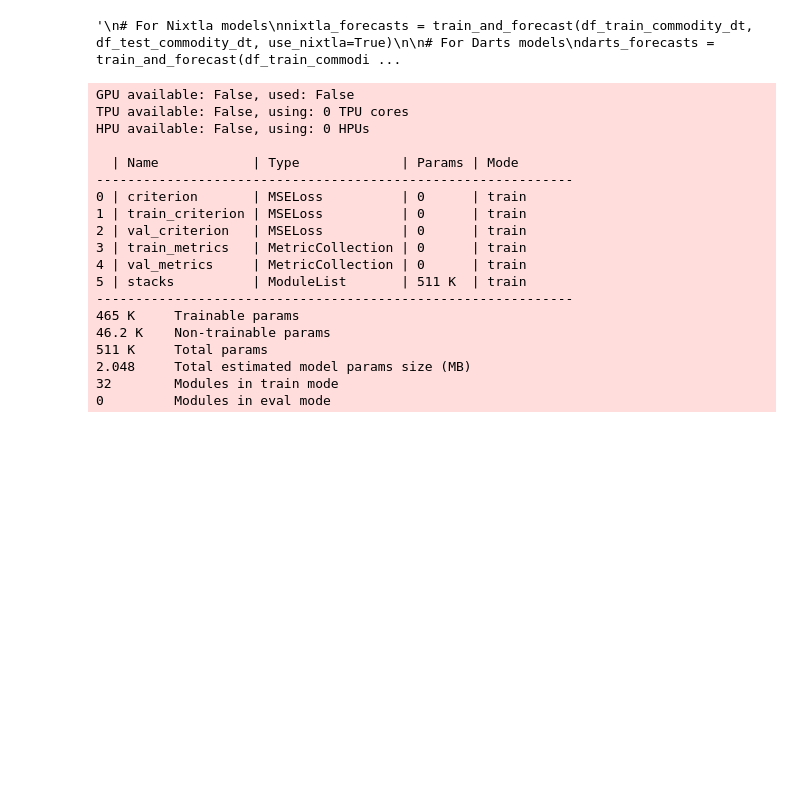
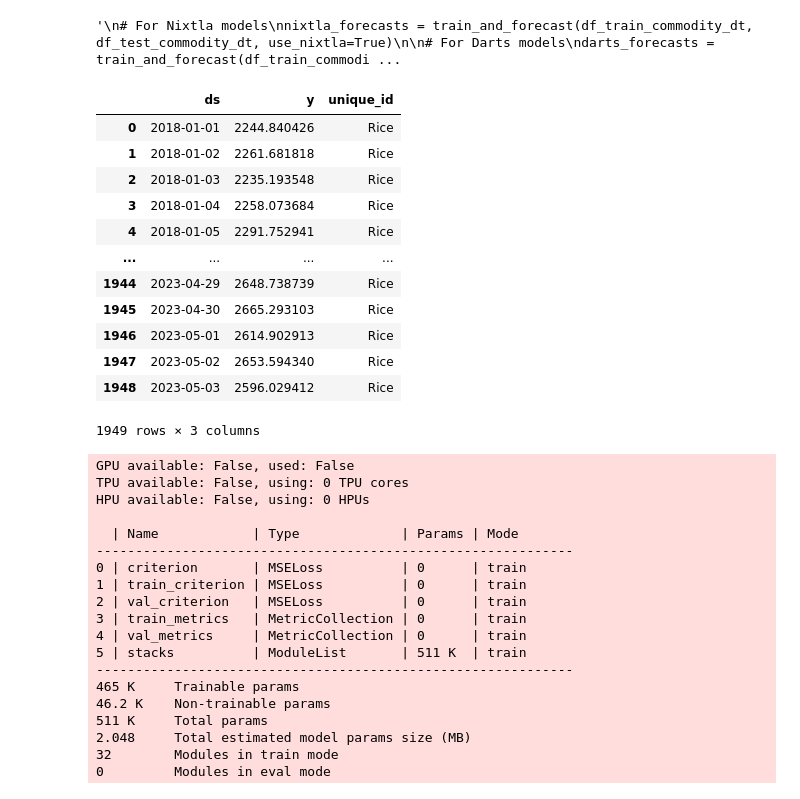
Before and after one commit to mashriram/sih_2024, a Jupyter notebook: src/07_nbeats.ipynb, the cells around one changed output. Drawn from its saved outputs; the diff is of its cells as text; code cells hidden in the pictures; blank space fills up the shorter version.

```diff
--- a/src/07_nbeats.ipynb
+++ b/src/07_nbeats.ipynb
@@ -584,6 +584,22 @@ darts_forecasts = train_and_forecast(df_train_commodity_dt, df_test_commodity_dt
 """
 # %% [output]
 '\n# For Nixtla models\nnixtla_forecasts = train_and_forecast(df_train_commodity_dt, df_test_commodity_dt, use_nixtla=True)\n\n# For Darts models\ndarts_forecasts = train_and_forecast(df_train_commodi ...
+# %%
+y_train = df_train_commodity_dt['y']
+# %% [output]
+|  | ds | y | unique_id |
+| 0 | 2018-01-01 | 2244.840426 | Rice |
+| 1 | 2018-01-02 | 2261.681818 | Rice |
+| 2 | 2018-01-03 | 2235.193548 | Rice |
+| 3 | 2018-01-04 | 2258.073684 | Rice |
+| 4 | 2018-01-05 | 2291.752941 | Rice |
+| ... | ... | ... | ... |
+| 1944 | 2023-04-29 | 2648.738739 | Rice |
+| 1945 | 2023-04-30 | 2665.293103 | Rice |
+| 1946 | 2023-05-01 | 2614.902913 | Rice |
+| 1947 | 2023-05-02 | 2653.594340 | Rice |
+| 1948 | 2023-05-03 | 2596.029412 | Rice |
+1949 rows × 3 columns
 # %%
 nixtla_forecasts = train_and_forecast(
     df_train_commodity_dt, df_test_commodity_dt, use_nixtla=False
```
Also changed, not shown: parts of 14 cells of this notebook, 2 other files.
